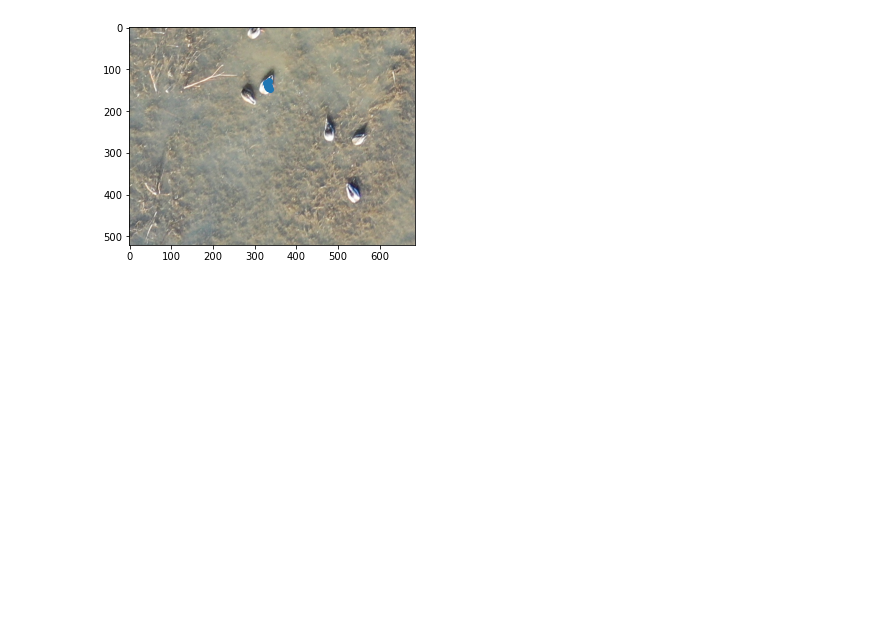
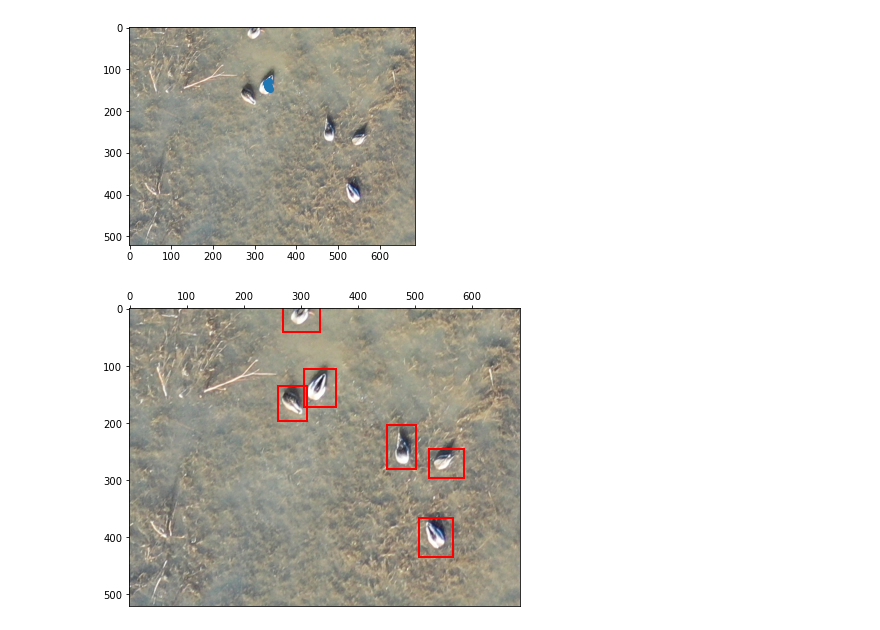
Before and after one commit to rowanoaktree/AggregationScripts, a Jupyter notebook: Scratch/Cluster.ipynb, the cells around one changed output. Cells and saved outputs as stored; diff of their text form; code cells hidden in the pictures; blank space fills up the shorter version.

Commit message:
Label refinement for one image at a time

```diff
--- a/Scratch/Cluster.ipynb
+++ b/Scratch/Cluster.ipynb
@@ -137,0 +167,20 @@ AttributeError: 'SeriesGroupBy' object has no attribute 'mode'
+# %%
+#CREATE REFINED DATASET:
+
+#Define this at an earlier step-- dictionary of category values
+categories = {1: "Crane", 2: 'Goose', 3:'Duck'}
+
+#Derive median bounding box
+refined = df.groupby("cluster_id")['x','y','w','h'].agg(pd.Series.median)
+refined.reset_index("cluster_id")
+#Make median bounding box into its own column in list form
+refined['bbox']= refined.values.tolist()
+#Derive plurality vote of class ID
+mode_class = df.groupby("cluster_id")["filename",'category_id'].agg(pd.Series.mode)
+m = mode_class.reset_index("cluster_id")
+#Join the refined results together
+refined_id = pd.merge(refined, mode_class, left_on="cluster_id", right_on="cluster_id")
+#Add back a column with category name to the refined results (optional)
+refined_id['category'] = refined_id["category_id"].map(categories)
+refined_id = refined_id.drop(columns=['x','y','w','h'])
+refined_id
@@ -155,3 +235,30 @@ ax.scatter(x_df,y_df)
 # %% [output]
 <matplotlib.collections.PathCollection at 0x...>
 [figure]
+# %%
+#Checking that refined bounding boxes appear as expected
+bboxes = refined["bbox"]
+
+def get_bb(bboxes, img):
+    boxes = bboxes.copy()
+
+    return np.squeeze(boxes)
+
+def img_show(img, ax = None, figsize=(7,11)):
+  if ax is None: fig, ax = plt.subplots(figsize=figsize)
+  ax.xaxis.tick_top()
+  ax.imshow(img)
+  return ax
+
+def draw_box(img, ax, bb):
+  patch = ax.add_patch(patches.Rectangle((bb[0],bb[1]), bb[2], bb[3], fill=False, edgecolor='red', lw=2))
+
+def plot_sample(img,bboxes, ax=None, figsize=(7,11)):
+  bb = get_bb(bboxes, img)
+  ax = img_show(img, ax=ax)
+  for i in range(len(bboxes)):
+    draw_box(img,ax,bb[i])
+
+plot_sample(img,bboxes)
+# %% [output]
+[figure, added]
```
Also changed, not shown: parts of 7 cells of this notebook.
